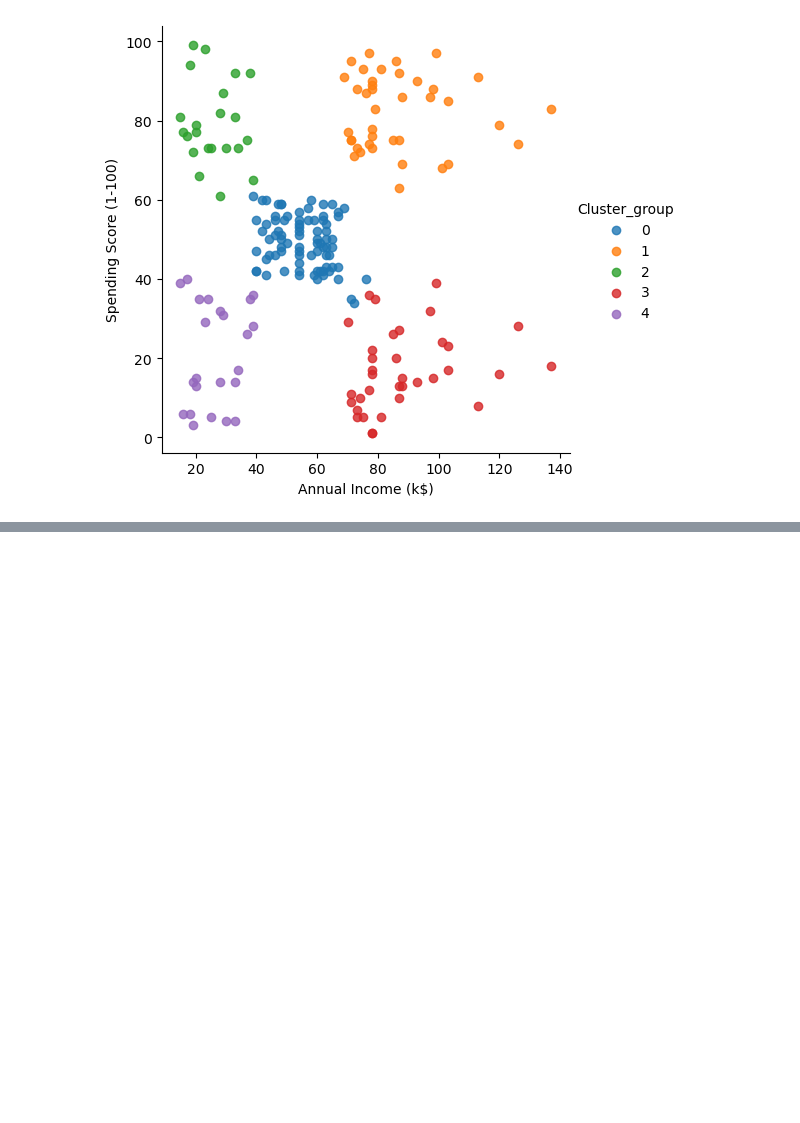
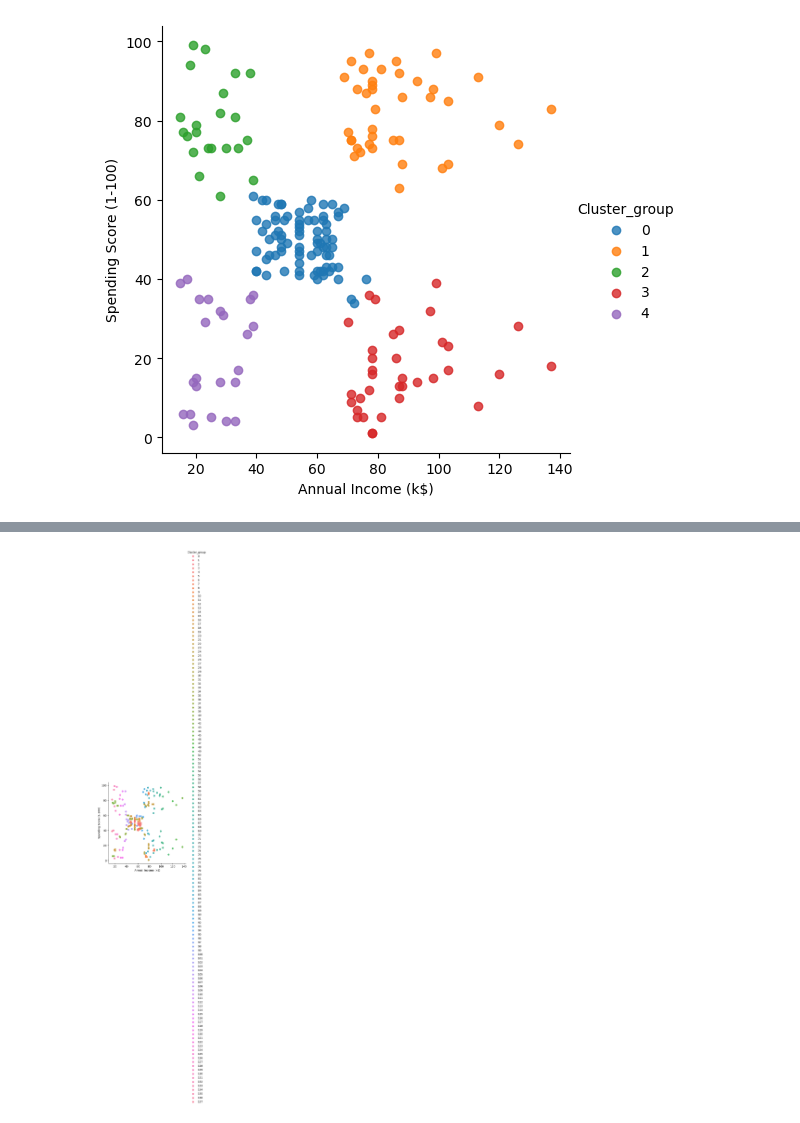
Before and after one commit to yallababu-s/ML-Cluster, a Jupyter notebook: All_Cluster.ipynb, the cells around one changed output, grey strips where cells are left out. Saved outputs shown, nothing was run; the diff lists cells and outputs as text; code cells hidden in the pictures; blank space fills up the shorter version.

```diff
--- a/All_Cluster.ipynb
+++ b/All_Cluster.ipynb
@@ -260,6 +288,6 @@ aff=affinity.fit(similarity_matrix)
 # %%
 #4.Meanshiftcluster
-ms=meanshift(bandwidth=2).fit(X)
-ms_cl=ms.fit_predict(x)
+ms=MeanShift(bandwidth=2).fit(X)
+ms_cl=ms.fit_predict(X)
 # %%
 #5.Spectraclustering
@@ -390,0 +410,9 @@ facet = sns.lmplot(data=new_ds, x=new_ds.columns[3], y=new_ds.columns[4], hue=ne
+# %%
+#4.Meanshiftcluster
+new_ds['Cluster_group']=ms_cl
+# %%
+#import seaborn as sns
+facet = sns.lmplot(data=new_ds, x=new_ds.columns[3], y=new_ds.columns[4], hue=new_ds.columns[5],
+                   fit_reg=False,legend_out=True)
+# %% [output]
+[figure, added]
```
Also changed, not shown: parts of 28 cells of this notebook.
